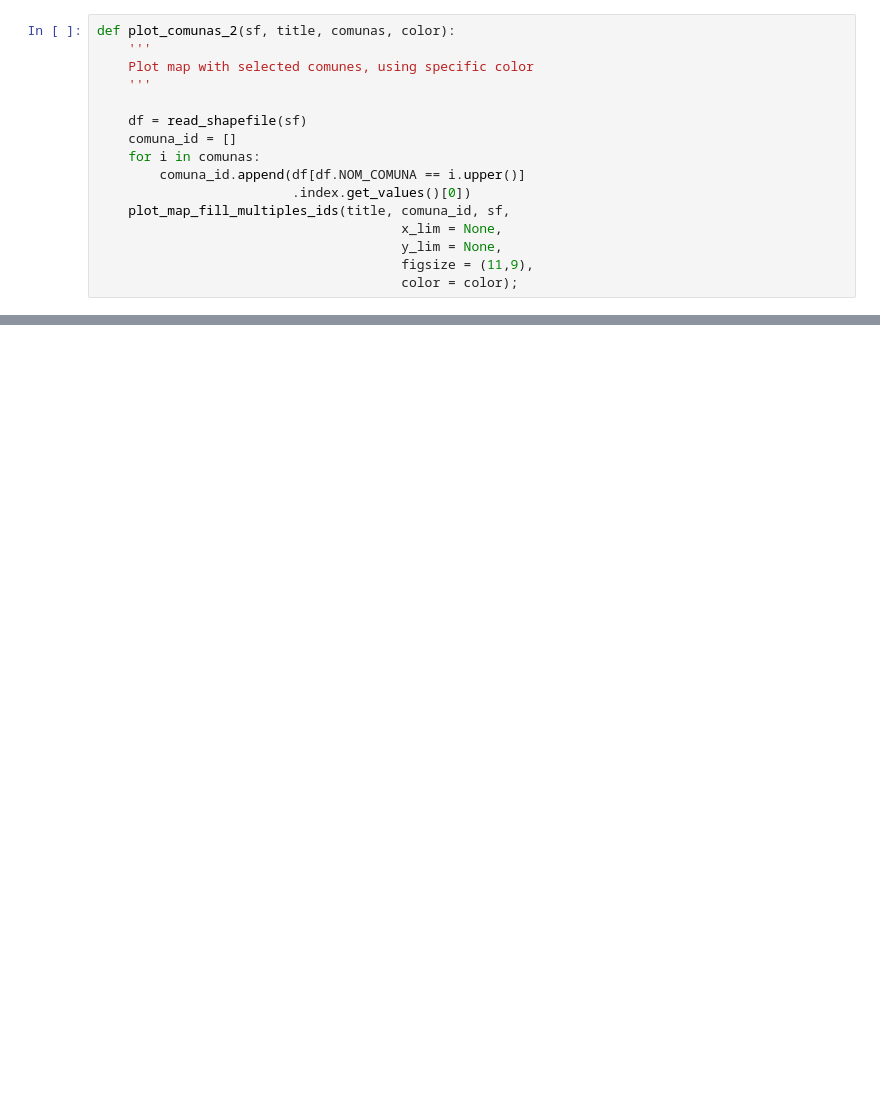
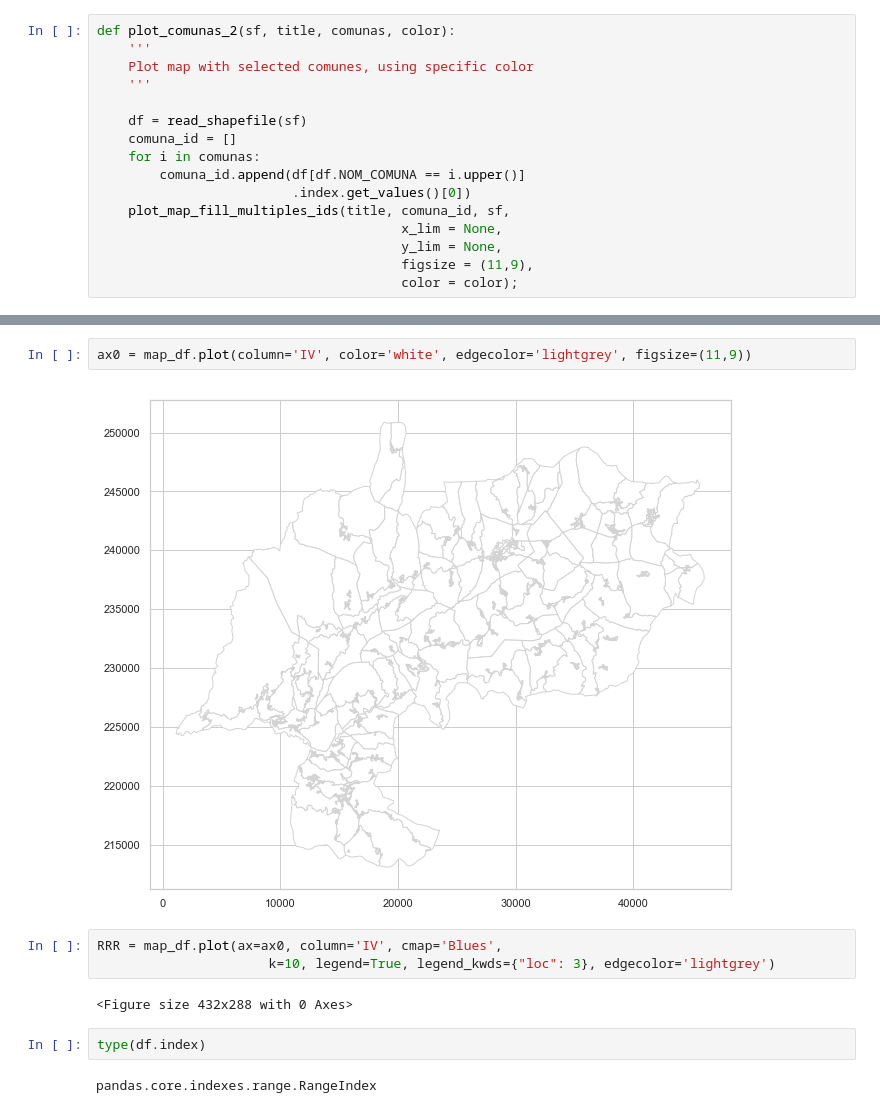
Before and after one commit to d-vf/notebooks, a Jupyter notebook: ReliableProject.ipynb, the cells around one changed output, grey strips where cells are left out. Saved outputs shown, nothing was run; the diff lists cells and outputs as text; blank space fills up the shorter version.

```diff
--- a/ReliableProject.ipynb
+++ b/ReliableProject.ipynb
@@ -205,0 +469,13 @@ def plot_comunas_2(sf, title, comunas, color):
+# %%
+ax0 = map_df.plot(column='IV', color='white', edgecolor='lightgrey', figsize=(11,9))
+# %% [output]
+[figure, added]
+# %%
+RRR = map_df.plot(ax=ax0, column='IV', cmap='Blues',
+                      k=10, legend=True, legend_kwds={"loc": 3}, edgecolor='lightgrey')
+# %% [output]
+<Figure size 432x288 with 0 Axes>
+# %%
+type(df.index)
+# %% [output]
+pandas.core.indexes.range.RangeIndex
```
Also changed, not shown: parts of 41 cells of this notebook.
